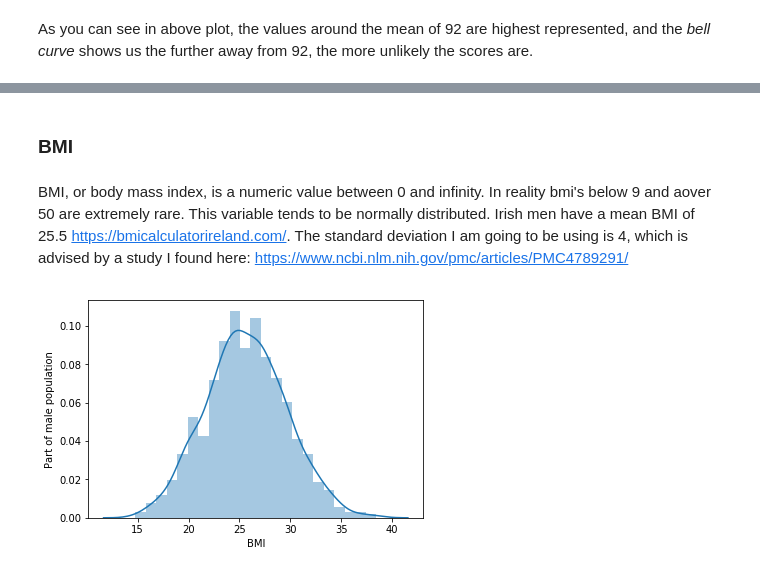
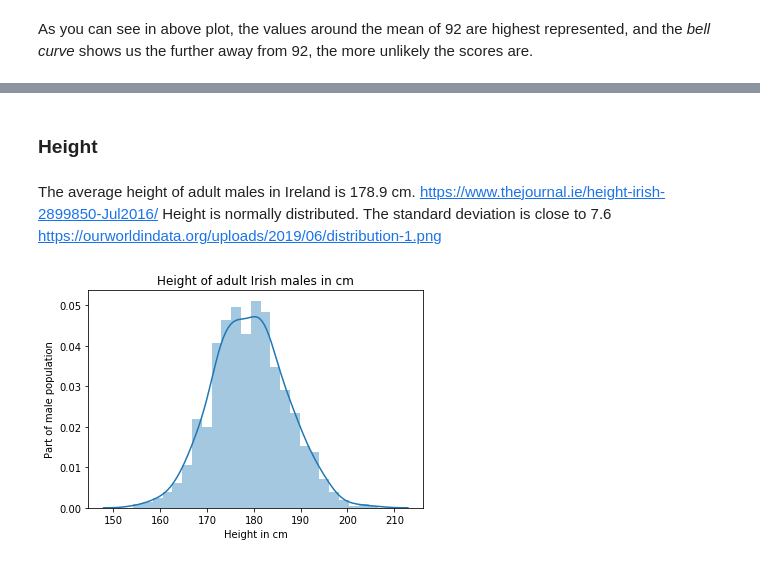
Before and after one commit to Ardvb/ProjectProgrammingforDataAnalysis2019, a Jupyter notebook: Project2019.ipynb, the cells around one changed output, grey strips where cells are left out. Cells and saved outputs as stored; diff of their text form; code cells hidden in the pictures.

Commit message:
added variables height and province, and started looking at correlations

```diff
--- a/Project2019.ipynb
+++ b/Project2019.ipynb
@@ -164,5 +231,2 @@ df
 # %% [markdown]
-### BMI
+### Height
-# %% [markdown]
-BMI, or body mass index, is a numeric value between 0 and infinity. In reality bmi's below 9 and aover 50 are extremely rare. This variable tends to be normally distributed. Irish men have a mean BMI of 25.5 https://bmicalculatorireland.com/. The standard deviation I am going to be using is 4, which is advised by a study I found here:
-https://www.ncbi.nlm.nih.gov/pmc/articles/PMC4789291/
@@ -174,6 +233,15 @@ bmi = np.random.normal(avgbmi, std, 1000)
+# %% [markdown]
+The average height of adult males in Ireland is 178.9 cm. https://www.thejournal.ie/height-irish-2899850-Jul2016/
+Height is normally distributed. The standard deviation is close to 7.6 https://ourworldindata.org/uploads/2019/06/distribution-1.png
+# %%
+meanh = 178.9
+stdh = 7.6
+
+height = np.random.normal(meanh, stdh, 1000)
 # %%
-sns.distplot(bmi)
-plt.xlabel("BMI")
-plt.ylabel("Part of male population");
+sns.distplot(height)
+plt.xlabel("Height in cm")
+plt.ylabel("Part of male population")
+plt.title("Height of adult Irish males in cm");
 # %% [output]
-[figure, old version]
+[figure, new version]
```
Also changed, not shown: parts of 61 cells of this notebook, 1 other file.
